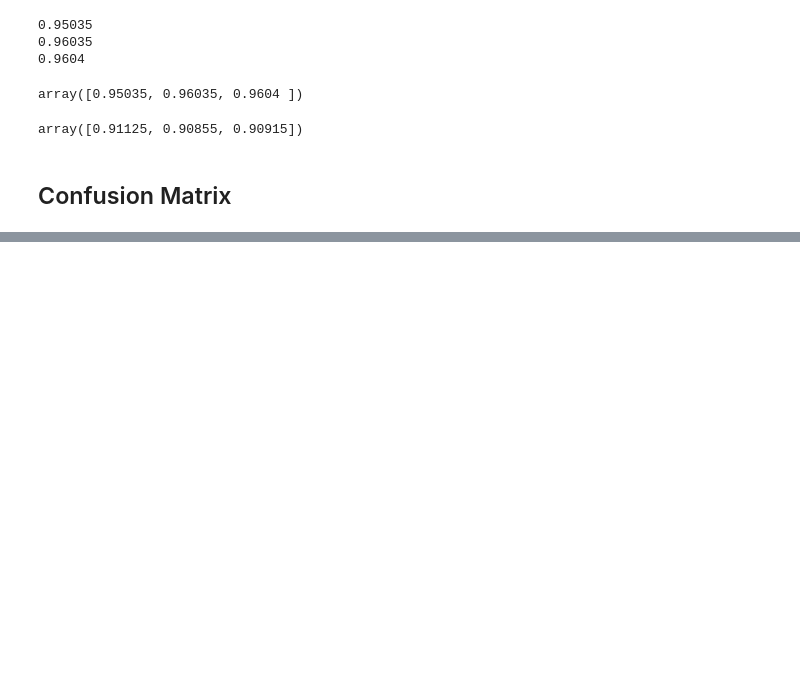
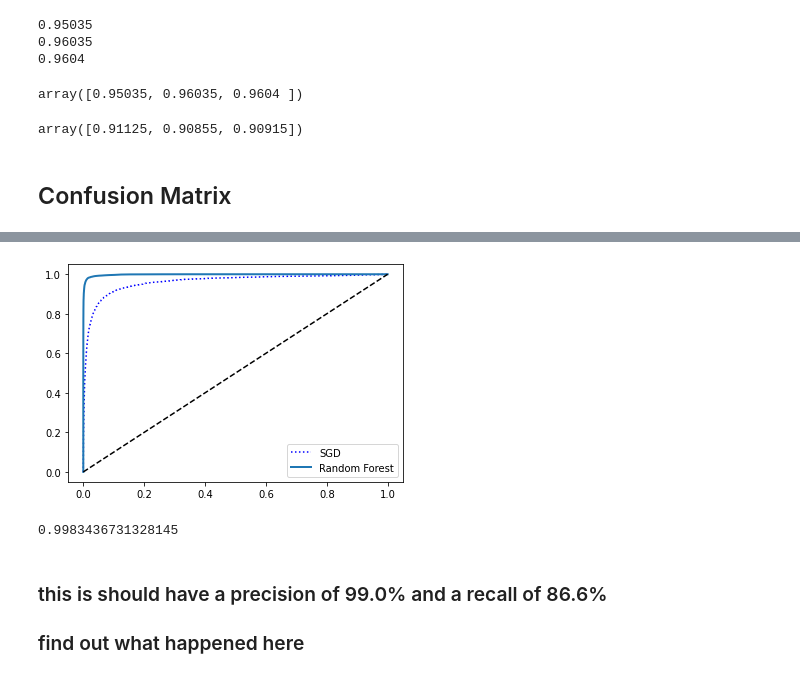
Before and after one commit to JeffreyAsuncion/MachineLearning_OREILLY, a Jupyter notebook: MNIST_classification.ipynb, the cells around one changed output, grey strips where cells are left out. Saved outputs shown, nothing was run; the diff lists cells and outputs as text; code cells hidden in the pictures; blank space fills up the shorter version.

```diff
--- a/MNIST_classification.ipynb
+++ b/MNIST_classification.ipynb
@@ -104,0 +225,11 @@ array([0.91125, 0.90855, 0.90915])
+# %%
+plt.plot(fpr, tpr, "b:", label='SGD')
+plot_roc_curve(fpr_forest, tpr_forest, "Random Forest")
+plt.legend(loc='lower right')
+plt.show()
+# %% [output]
+[figure, added]
+# %%
+roc_auc_score(y_train_5, y_scores_forest)
+# %% [output]
+0.9983436731328145
@@ -104,0 +243,3 @@ array([0.91125, 0.90855, 0.90915])
+# %% [markdown]
+### this is should have a precision of 99.0% and a recall of 86.6%
+### find out what happened here
```
Also changed, not shown: parts of 64 cells of this notebook.
